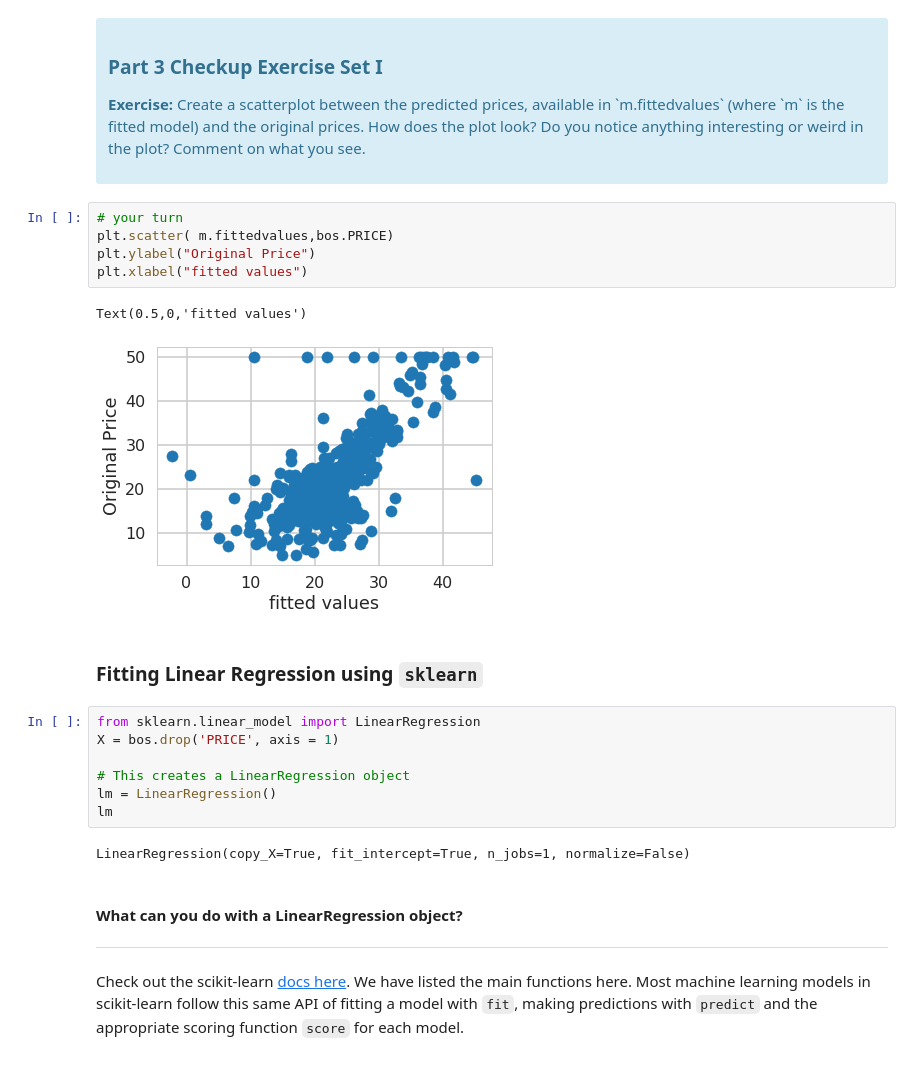
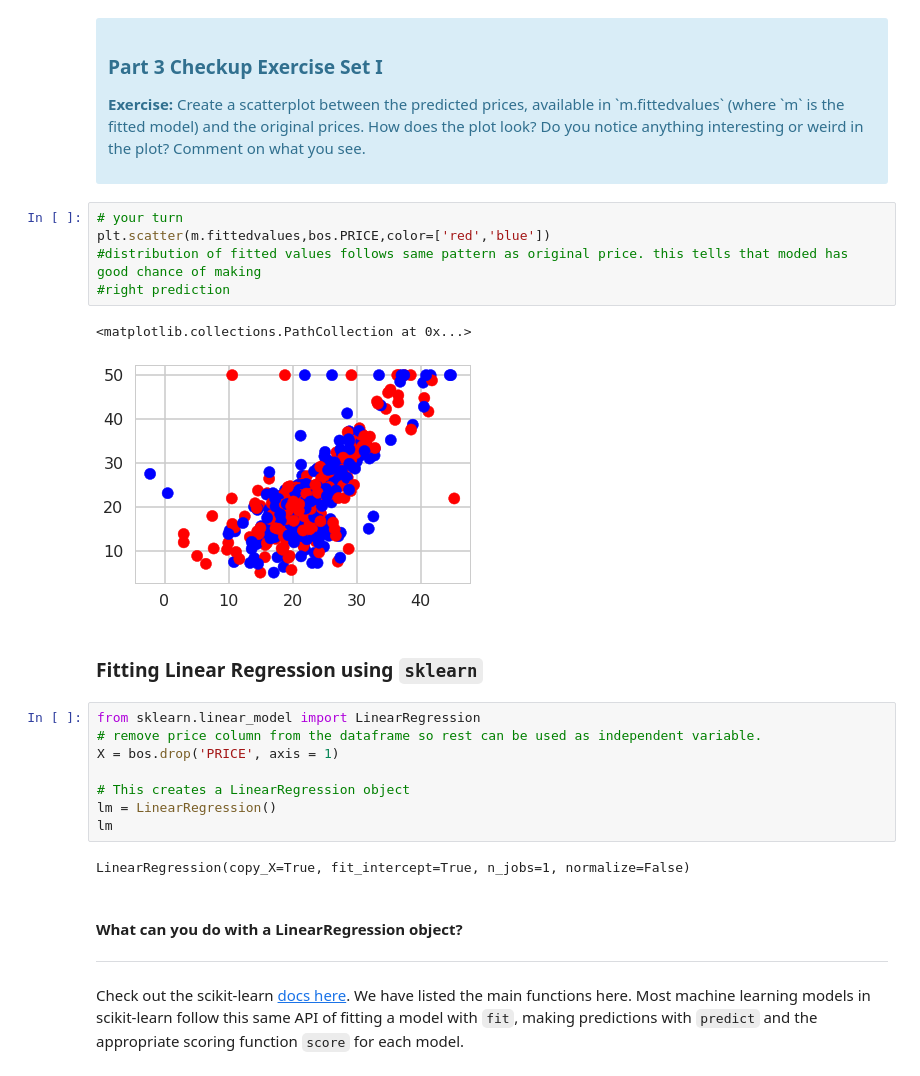
Before and after one commit to prastutpandey/Springboard, a Jupyter notebook: Mini_Project_Linear_Regression.ipynb, the cells around one changed output. Saved outputs shown, nothing was run; the diff lists cells and outputs as text.

```diff
--- a/Mini_Project_Linear_Regression.ipynb
+++ b/Mini_Project_Linear_Regression.ipynb
@@ -443,18 +446,19 @@ Let's see how our model actually fit our data. We can see below that there is a
 
 <p><b>Exercise:</b> Create a scatterplot between the predicted prices, available in `m.fittedvalues` (where `m` is the fitted model) and the original prices. How does the plot look? Do you notice anything interesting or weird in the plot? Comment on what you see.</p>
 </div>
-# %%
-# your turn
-plt.scatter( m.fittedvalues,bos.PRICE)
-plt.ylabel("Original Price")
-plt.xlabel("fitted values")
-# %% [output]
-Text(0.5,0,'fitted values')
-[figure, removed]
+# %%
+# your turn
+plt.scatter(m.fittedvalues,bos.PRICE,color=['red','blue'])
+#distribution of fitted values follows same pattern as original price. this tells that moded has good chance of making
+#right prediction
+# %% [output]
+<matplotlib.collections.PathCollection at 0x...>
+[figure, added]
 # %% [markdown]
 ### Fitting Linear Regression using `sklearn`
 # %%
 from sklearn.linear_model import LinearRegression
+# remove price column from the dataframe so rest can be used as independent variable.
 X = bos.drop('PRICE', axis = 1)
 
 # This creates a LinearRegression object
```
Also changed, not shown: parts of 32 cells of this notebook.
